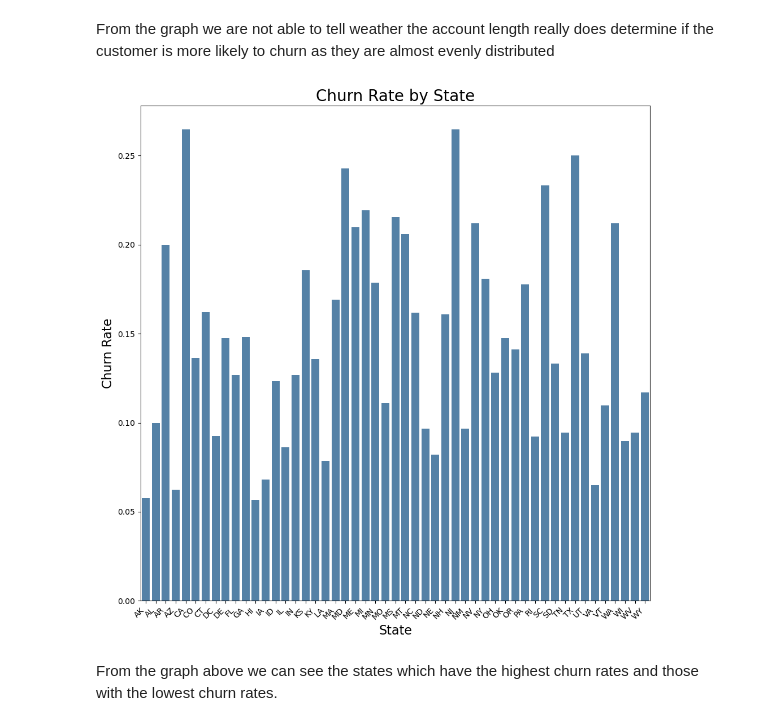
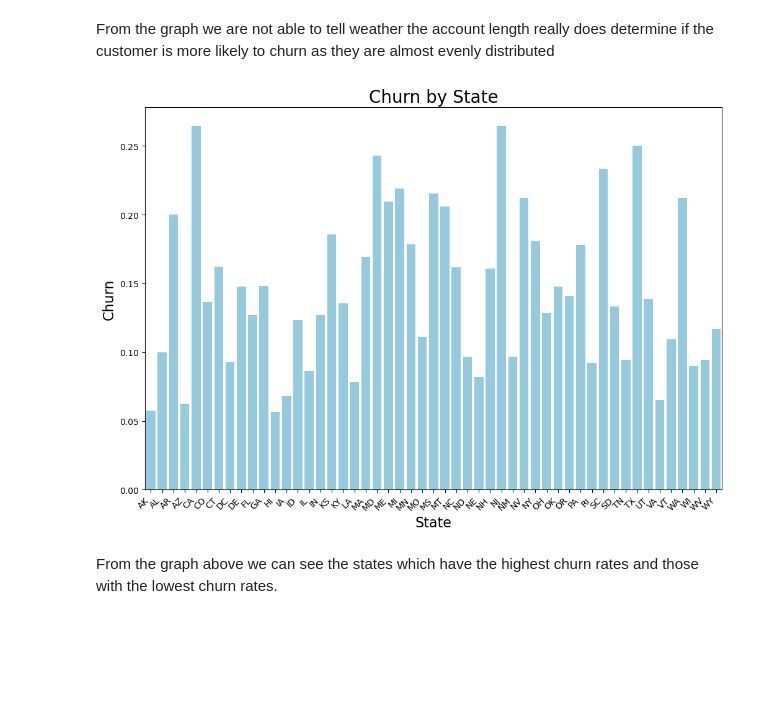
Before and after one commit to SilviaGworit/dsc-phase-3-project-, a Jupyter notebook: Student.ipynb, the cells around one changed output. Saved outputs shown, nothing was run; the diff lists cells and outputs as text; code cells hidden in the pictures; blank space fills up the shorter version.

```diff
--- a/Student.ipynb
+++ b/Student.ipynb
@@ -263,18 +251,16 @@ def get_churn_rate(array, include_retention=False):
 # %%
 churn_by_state = df.groupby('state')['churn'].mean().reset_index()
 
-plt.figure(figsize=(10, 10))
-sns.barplot(data=churn_by_state, x='state', y='churn', color='steelblue')
-plt.xticks(rotation=45, ha='right')
-
-plt.title('Churn Rate by State', fontsize=20)
+plt.figure(figsize=(12, 8))
+sns.barplot(data=churn_by_state, x='state', y='churn', color='skyblue')
+plt.title('Churn by State', fontsize=20)
 plt.xlabel('State', fontsize=16)
-plt.ylabel('Churn Rate', fontsize=16)
-
-plt.tight_layout()
+plt.ylabel('Churn', fontsize=16)
+plt.xticks(rotation=45, ha='right', fontsize=10)
+#plt.tight_layout()
 plt.show()
 # %% [output]
-[figure, old version]
+[figure, new version]
 # %% [markdown]
 From the graph above we can see the states which have the highest churn rates and those with the lowest churn rates.
 # %% [markdown]
```
Also changed, not shown: parts of 17 cells of this notebook.
